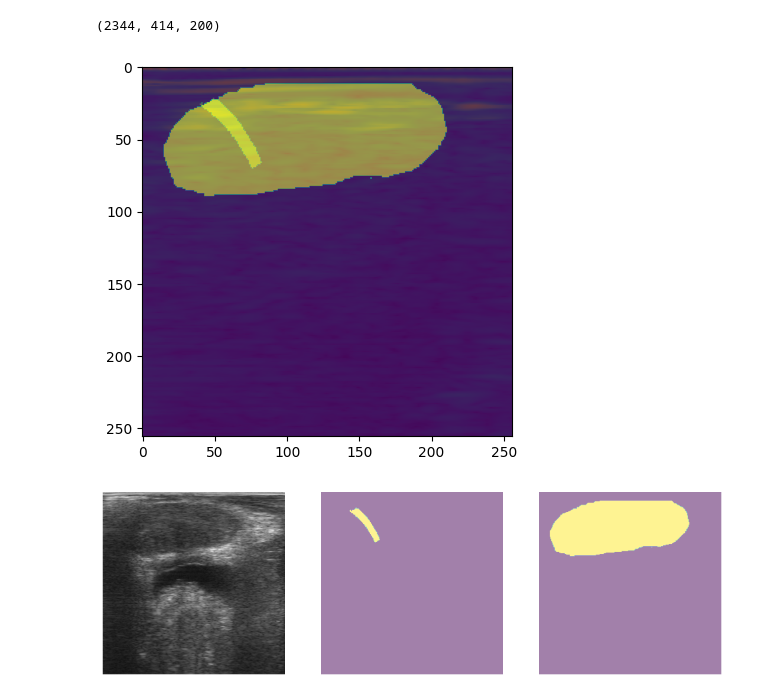
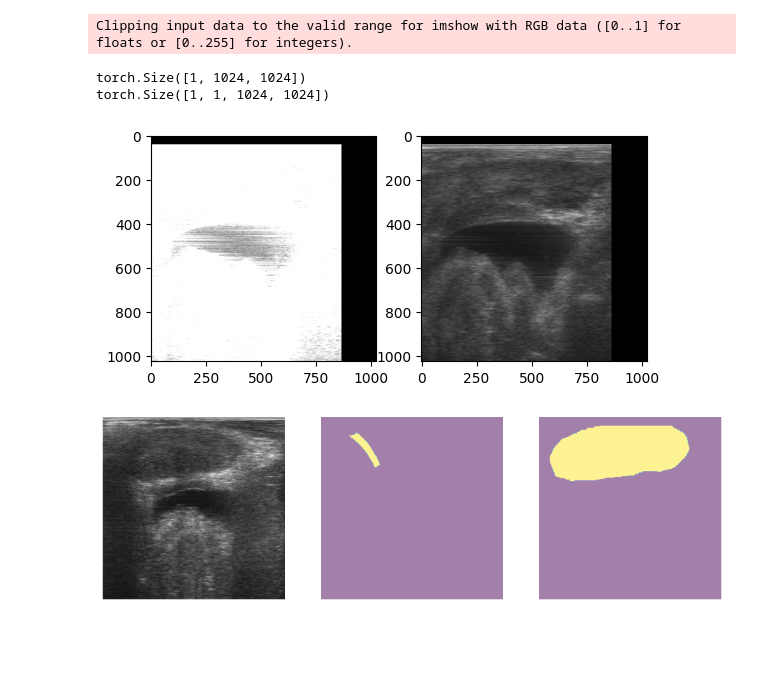
Before and after one commit to mharmanani/cinepro, a Jupyter notebook: explore_bk copy.ipynb, the cells around one changed output. Saved outputs shown, nothing was run; the diff lists cells and outputs as text; code cells hidden in the pictures; blank space fills up the shorter version.

```diff
--- a/explore_bk copy.ipynb
+++ b/explore_bk copy.ipynb
@@ -363,0 +636,6 @@ class CorewiseTransform:
+# %%
+bmode = bmode.unsqueeze(1)
+prostate_mask = prostate_mask.unsqueeze(1)
+needle_mask = needle_mask.unsqueeze(1)
+
+bmode = torch.cat([bmode, bmode, bmode], dim=1)
@@ -386,24 +664,33 @@ train_tab
-# %%
-import matplotlib.pyplot as plt
-from skimage.transform import resize
-
-roi = np.load(f'{DATA_DIR_ROOT_MAIN}/pat81_cor1_needle.npy')
-wp = np.load(f'{DATA_DIR_ROOT_MAIN}/pat81_cor1_prostate.npy')
-core = np.load(f'{DATA_DIR_ROOT_MAIN}/pat81_cor1_rf.npy')
-print(core.shape)
-
-core = make_analytical(core[:, :, -1])
-core = resize(core, (1024, 1024))
-roi = resize(roi, (256, 256))
-wp = resize(wp, (256, 256))
-
-plt.imshow(core)
-plt.imshow(roi, alpha=0.5)
-plt.imshow(wp, alpha=0.5)
-plt.show()
-# %% [output]
-(2344, 414, 200)
-[figure, removed]
+# %%
+train_tab, val_tab, test_tab = get_tmi23_patients()
+train_ds, val_ds, test_ds = BKCorewiseDataset(DATA_DIR_ROOT_MAIN, df=train_tab, transform=RandomTranslation()), \
+    BKCorewiseDataset(DATA_DIR_ROOT_MAIN, df=val_tab, transform=RandomTranslation()), \
+    BKCorewiseDataset(DATA_DIR_ROOT_MAIN, df=test_tab, transform=RandomTranslation())
+
+train_dl, val_dl, test_dl = torch.utils.data.DataLoader(train_ds, batch_size=1, shuffle=True), \
+    torch.utils.data.DataLoader(val_ds, batch_size=1, shuffle=False), \
+    torch.utils.data.DataLoader(test_ds, batch_size=1, shuffle=False)
+# %%
+for batch in train_dl:
+    bmode, roi_mask, prostate_mask, label, *meta = batch
+
+    prostate_mask = prostate_mask.unsqueeze(1)
+    needle_mask = roi_mask.unsqueeze(1)
+
+    fig, ax = plt.subplots(1, 2)
+
+    bmode2 = torch.cat([bmode, bmode, bmode], dim=1)
+    print(bmode.shape)
+
+    ax[0].imshow(bmode2[0].permute(1,2,0), cmap='gray')
+    ax[1].imshow(bmode[0].permute(1,2,0), cmap='gray')
+    plt.show()
+    break
+# %% [output]
+Clipping input data to the valid range for imshow with RGB data ([0..1] for floats or [0..255] for integers).
+torch.Size([1, 1024, 1024])
+torch.Size([1, 1, 1024, 1024])
+[figure, added]
 # %%
 fig, ax = plt.subplots(1, 3, figsize=(12, 4))
 [ax.set_axis_off() for ax in ax.flatten()]
```
Also changed, not shown: parts of 14 cells of this notebook, 5 other files.
